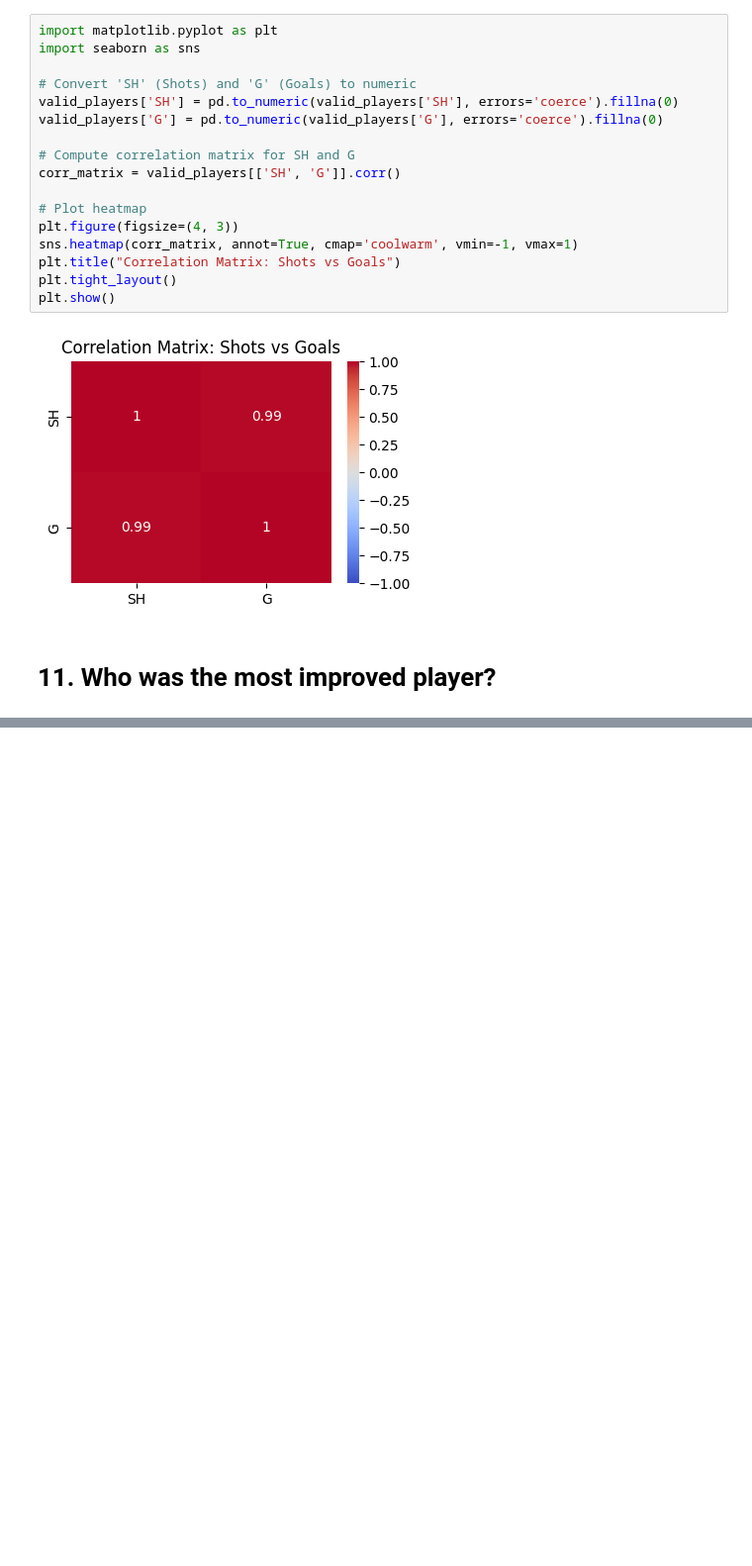
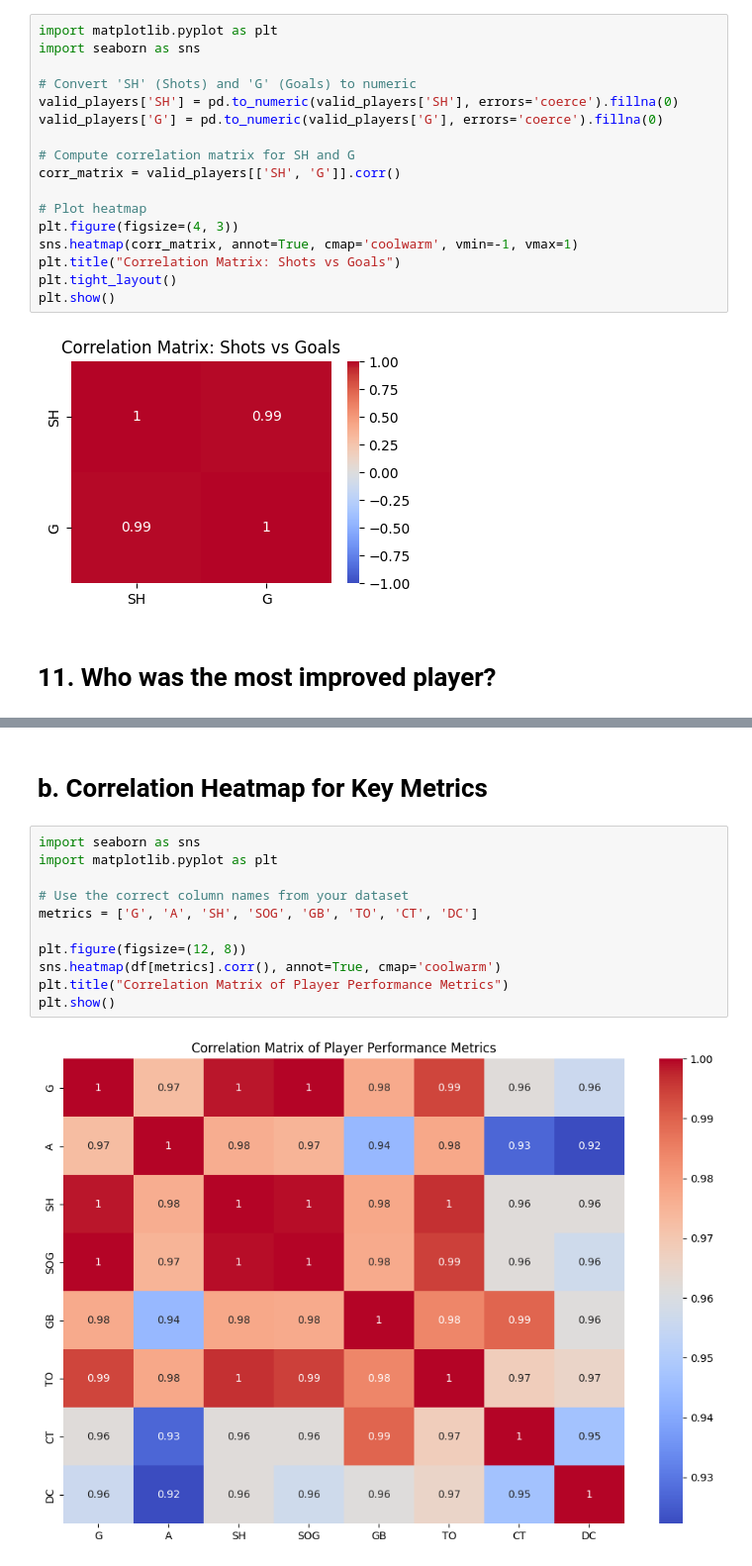
Before and after one commit to Rithika2000/Task_05_Descriptive_Stats, a Jupyter notebook: playerperformance.ipynb, the cells around one changed output, grey strips where cells are left out. Shown at 99% size. Cells and saved outputs as stored; diff of their text form; blank space fills up the shorter version.

```diff
--- a/playerperformance.ipynb
+++ b/playerperformance.ipynb
@@ -177,0 +232,15 @@ Name: 1, dtype: object
+# %% [markdown]
+# b. Correlation Heatmap for Key Metrics
+# %%
+import seaborn as sns
+import matplotlib.pyplot as plt
+
+# Use the correct column names from your dataset
+metrics = ['G', 'A', 'SH', 'SOG', 'GB', 'TO', 'CT', 'DC']
+
+plt.figure(figsize=(12, 8))
+sns.heatmap(df[metrics].corr(), annot=True, cmap='coolwarm')
+plt.title("Correlation Matrix of Player Performance Metrics")
+plt.show()
+# %% [output]
+[figure, added]
```
Also changed, not shown: parts of 8 cells of this notebook.
